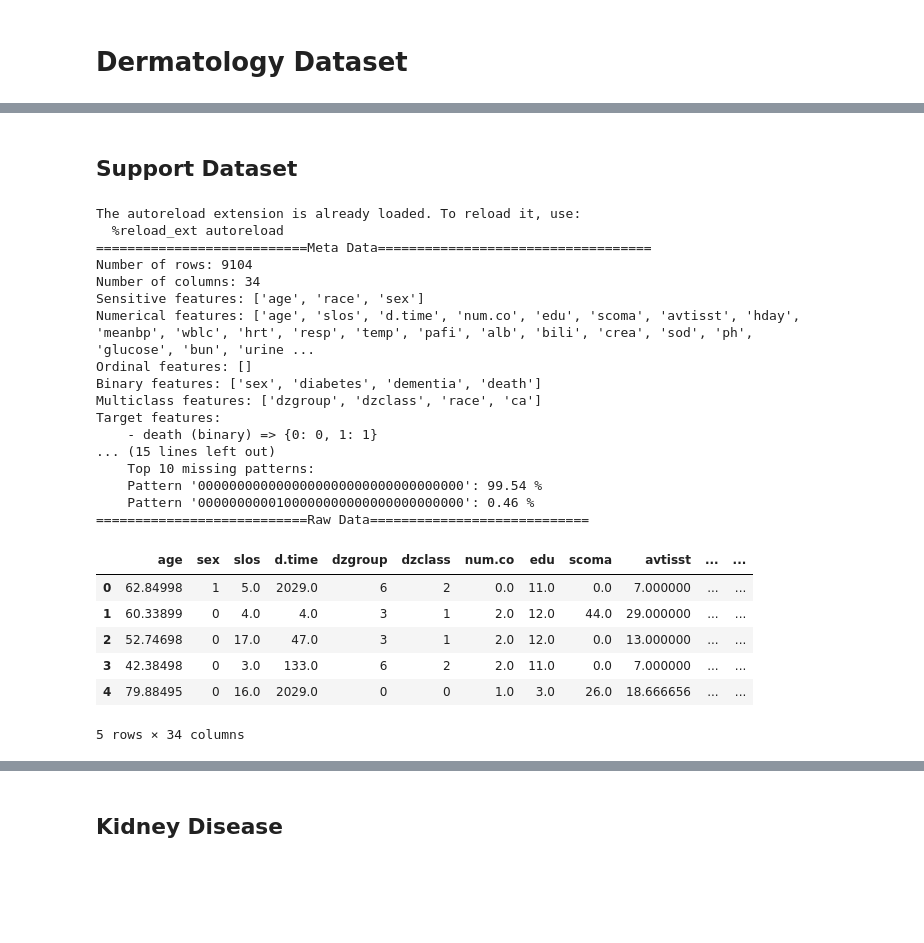
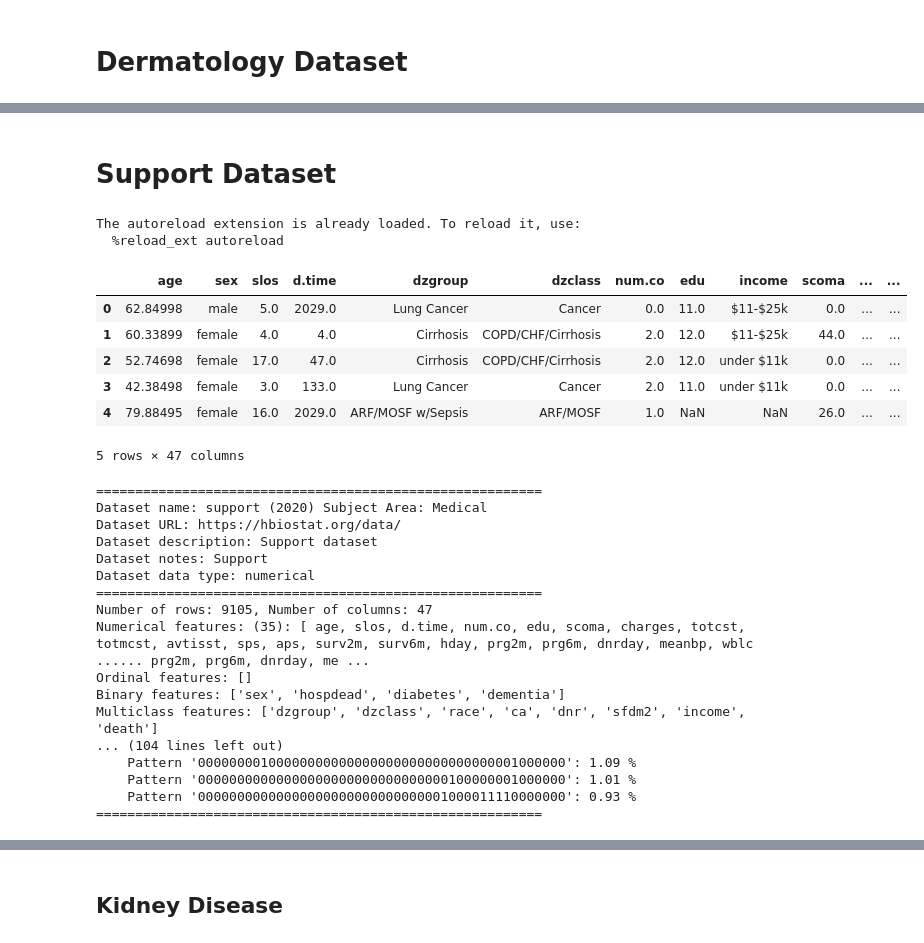
Before and after one commit to sitaomin1994/MedicalDataKit, a Jupyter notebook: notebook/data_fetch.ipynb, the cells around one changed output, grey strips where cells are left out. Drawn from its saved outputs; the diff is of its cells as text; code cells hidden in the pictures; blank space fills up the shorter version.

```diff
--- a/notebook/data_fetch.ipynb
+++ b/notebook/data_fetch.ipynb
@@ -649,41 +1713,40 @@ Target features:
 # %% [markdown]
-## Support Dataset
+# Support Dataset
 # %%
 %load_ext autoreload
 %autoreload 2
-from src.dataset.medical_dataset import SupportDataset
+from MedDataKit.dataset.clinical_dataset import SupportDataset
 
 dataset = SupportDataset()
-dataset.load()
-print("===========================Meta Data===================================")
-dataset.show_meta_data()
-print("===========================Missing Data Statistics============================")
-dataset.get_missing_data_statistics()
-dataset.show_missing_data_statistics()
-print("===========================Raw Data============================")
-dataset.raw_data.head()
+data = dataset.load_raw_data()
+data.head()
 # %% [output]
 The autoreload extension is already loaded. To reload it, use:
   %reload_ext autoreload
-===========================Meta Data===================================
-Number of rows: 9104
-Number of columns: 34
-Sensitive features: ['age', 'race', 'sex']
-Numerical features: ['age', 'slos', 'd.time', 'num.co', 'edu', 'scoma', 'avtisst', 'hday', 'meanbp', 'wblc', 'hrt', 'resp', 'temp', 'pafi', 'alb', 'bili', 'crea', 'sod', 'ph', 'glucose', 'bun', 'urine ...
-Ordinal features: []
-Binary features: ['sex', 'diabetes', 'dementia', 'death']
-Multiclass features: ['dzgroup', 'dzclass', 'race', 'ca']
-Target features:
-    - death (binary) => {0: 0, 1: 1}
-... (15 lines left out)
-    Top 10 missing patterns:
-    Pattern '0000000000000000000000000000000000': 99.54 %
-    Pattern '0000000000100000000000000000000000': 0.46 %
-===========================Raw Data============================
-|  | age | sex | slos | d.time | dzgroup | dzclass | num.co | edu | scoma | avtisst | ... | ... |
-| 0 | 62.84998 | 1 | 5.0 | 2029.0 | 6 | 2 | 0.0 | 11.0 | 0.0 | 7.000000 | ... | ... |
-| 1 | 60.33899 | 0 | 4.0 | 4.0 | 3 | 1 | 2.0 | 12.0 | 44.0 | 29.000000 | ... | ... |
-| 2 | 52.74698 | 0 | 17.0 | 47.0 | 3 | 1 | 2.0 | 12.0 | 0.0 | 13.000000 | ... | ... |
-| 3 | 42.38498 | 0 | 3.0 | 133.0 | 6 | 2 | 2.0 | 11.0 | 0.0 | 7.000000 | ... | ... |
-| 4 | 79.88495 | 0 | 16.0 | 2029.0 | 0 | 0 | 1.0 | 3.0 | 26.0 | 18.666656 | ... | ... |
+|  | age | sex | slos | d.time | dzgroup | dzclass | num.co | edu | income | scoma | ... | ... |
+| 0 | 62.84998 | male | 5.0 | 2029.0 | Lung Cancer | Cancer | 0.0 | 11.0 | $11-$25k | 0.0 | ... | ... |
+| 1 | 60.33899 | female | 4.0 | 4.0 | Cirrhosis | COPD/CHF/Cirrhosis | 2.0 | 12.0 | $11-$25k | 44.0 | ... | ... |
+| 2 | 52.74698 | female | 17.0 | 47.0 | Cirrhosis | COPD/CHF/Cirrhosis | 2.0 | 12.0 | under $11k | 0.0 | ... | ... |
+| 3 | 42.38498 | female | 3.0 | 133.0 | Lung Cancer | Cancer | 2.0 | 11.0 | under $11k | 0.0 | ... | ... |
+| 4 | 79.88495 | female | 16.0 | 2029.0 | ARF/MOSF w/Sepsis | ARF/MOSF | 1.0 | NaN | NaN | 26.0 | ... | ... |
-5 rows × 34 columns
+5 rows × 47 columns
+# %%
+dataset.show_dataset_info()
+# %% [output]
+=========================================================
+Dataset name: support (2020) Subject Area: Medical
+Dataset URL: https://hbiostat.org/data/
+Dataset description: Support dataset
+Dataset notes: Support
+Dataset data type: numerical
+=========================================================
+Number of rows: 9105, Number of columns: 47
+Numerical features: (35): [ age, slos, d.time, num.co, edu, scoma, charges, totcst, totmcst, avtisst, sps, aps, surv2m, surv6m, hday, prg2m, prg6m, dnrday, meanbp, wblc ...... prg2m, prg6m, dnrday, me ...
+Ordinal features: []
+Binary features: ['sex', 'hospdead', 'diabetes', 'dementia']
+Multiclass features: ['dzgroup', 'dzclass', 'race', 'ca', 'dnr', 'sfdm2', 'income', 'death']
+... (104 lines left out)
+    Pattern '00000000100000000000000000000000000000001000000': 1.09 %
+    Pattern '00000000000000000000000000000000100000001000000': 1.01 %
+    Pattern '00000000000000000000000000000001000011110000000': 0.93 %
+=========================================================
```
Also changed, not shown: parts of 65 cells of this notebook, 12 other files.
